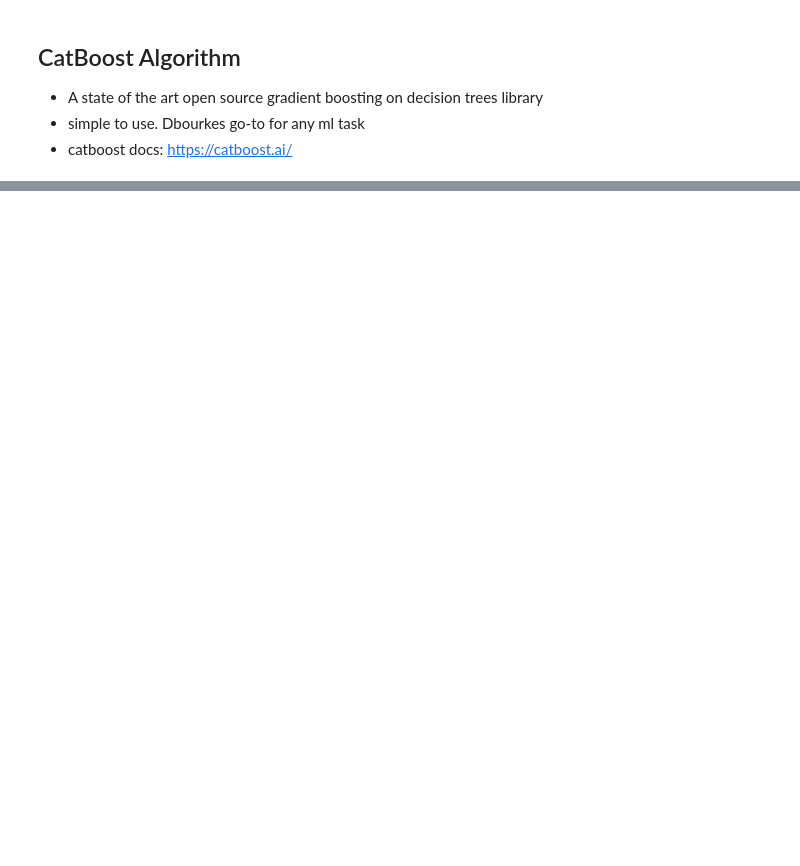
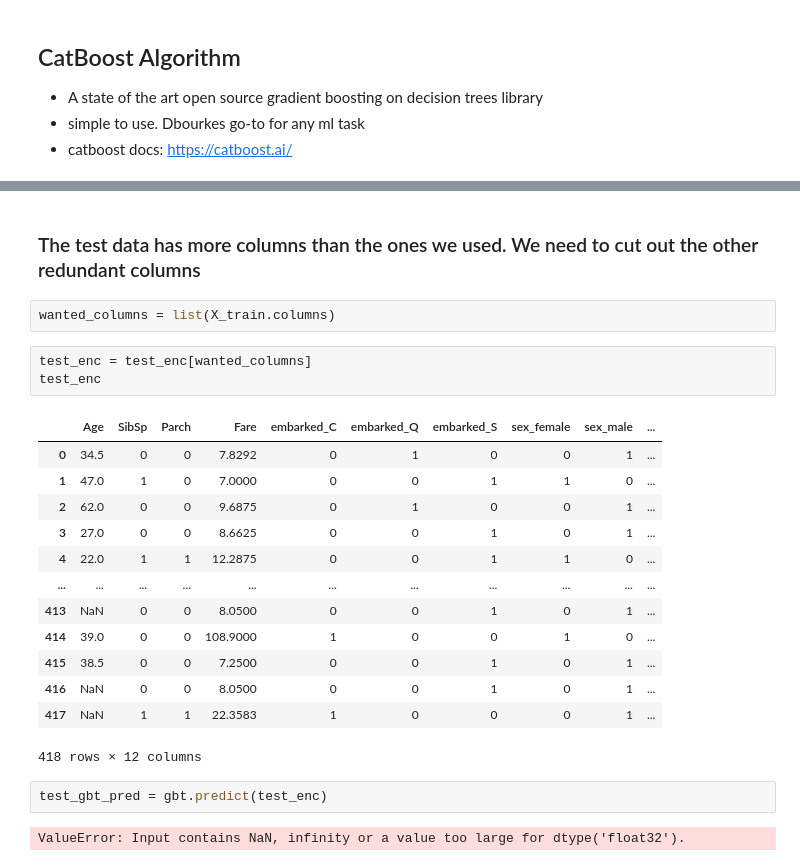
Before and after one commit to Raihan9797/kaggle-titanic, a Jupyter notebook: titanic.ipynb, the cells around one changed output, grey strips where cells are left out. Saved outputs shown, nothing was run; the diff lists cells and outputs as text; blank space fills up the shorter version.

```diff
--- a/titanic.ipynb
+++ b/titanic.ipynb
@@ -1202,0 +1613,25 @@ run time: 0:00:00.578635
+# %% [markdown]
+### The test data has more columns than the ones we used. We need to cut out the other redundant columns
+# %%
+wanted_columns = list(X_train.columns)
+# %%
+test_enc = test_enc[wanted_columns]
+test_enc
+# %% [output]
+|  | Age | SibSp | Parch | Fare | embarked_C | embarked_Q | embarked_S | sex_female | sex_male | ... |
+| 0 | 34.5 | 0 | 0 | 7.8292 | 0 | 1 | 0 | 0 | 1 | ... |
+| 1 | 47.0 | 1 | 0 | 7.0000 | 0 | 0 | 1 | 1 | 0 | ... |
+| 2 | 62.0 | 0 | 0 | 9.6875 | 0 | 1 | 0 | 0 | 1 | ... |
+| 3 | 27.0 | 0 | 0 | 8.6625 | 0 | 0 | 1 | 0 | 1 | ... |
+| 4 | 22.0 | 1 | 1 | 12.2875 | 0 | 0 | 1 | 1 | 0 | ... |
+| ... | ... | ... | ... | ... | ... | ... | ... | ... | ... | ... |
+| 413 | NaN | 0 | 0 | 8.0500 | 0 | 0 | 1 | 0 | 1 | ... |
+| 414 | 39.0 | 0 | 0 | 108.9000 | 1 | 0 | 0 | 1 | 0 | ... |
+| 415 | 38.5 | 0 | 0 | 7.2500 | 0 | 0 | 1 | 0 | 1 | ... |
+| 416 | NaN | 0 | 0 | 8.0500 | 0 | 0 | 1 | 0 | 1 | ... |
+| 417 | NaN | 1 | 1 | 22.3583 | 1 | 0 | 0 | 0 | 1 | ... |
+418 rows × 12 columns
+# %%
+test_gbt_pred = gbt.predict(test_enc)
+# %% [output]
+ValueError: Input contains NaN, infinity or a value too large for dtype('float32').
```
Also changed, not shown: parts of 74 cells of this notebook.
